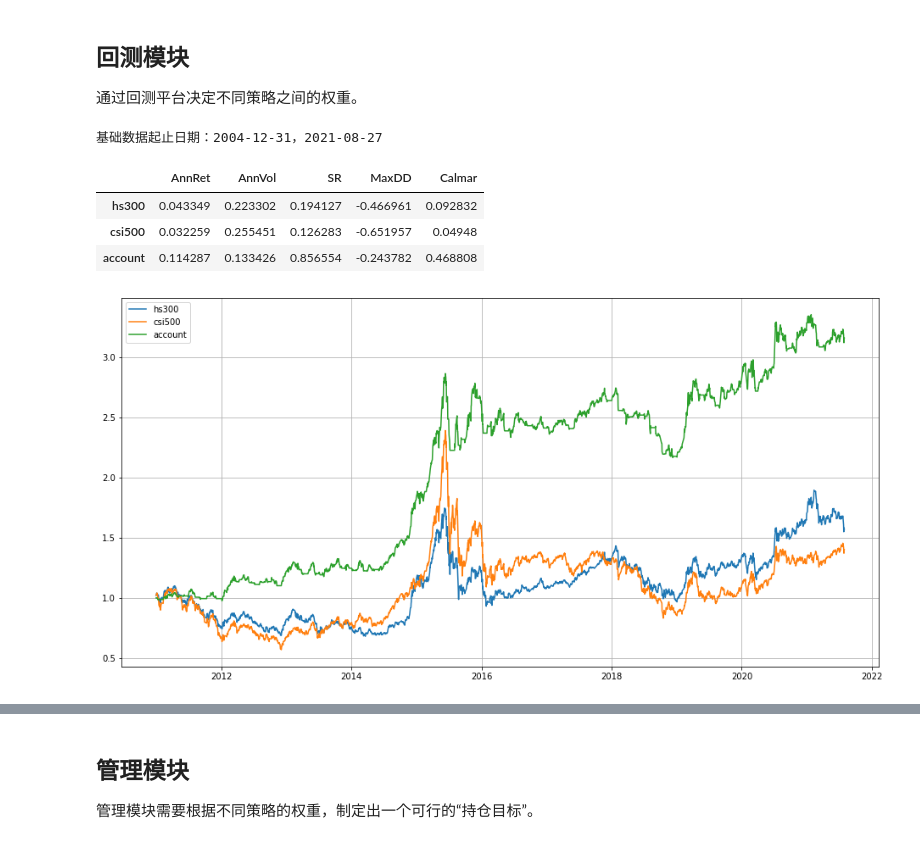
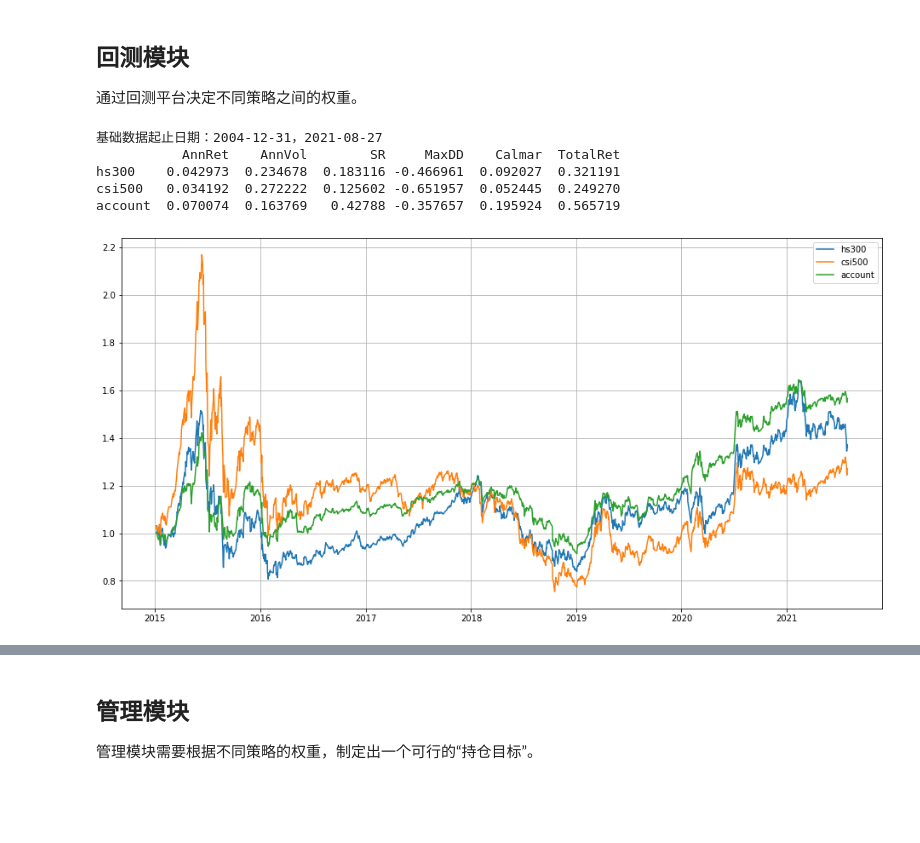
Before and after one commit to hdouhua/pick-up-python, a Jupyter notebook: inv/quant/example.ipynb, the cells around one changed output, grey strips where cells are left out. Drawn from its saved outputs; the diff is of its cells as text; code cells hidden in the pictures; blank space fills up the shorter version.

```diff
--- a/inv/quant/example.ipynb
+++ b/inv/quant/example.ipynb
@@ -22,37 +22,40 @@ from shared.strategy_repo import calendar_stgy, rotation_stgy, rotation_stgy1
 # %%
 data_file = '../res/quant-example/basic_data.csv'
 
 # 设置回测参数
-start_date = datetime.date(2010, 12, 31)
+start_date = datetime.date(2015, 1, 1)
 end_date = datetime.date(2021, 7, 31)
 
 # 读取基础数据
 data = get_hist_data(data_file, end_date=end_date)
 
 # 调用策略模块生成目标组合权重
 target_wgt1 = calendar_stgy(data, start_date, end_date, params={'index_id': 'hs300', 't1': 1, 't2': 5})
-target_wgt2 = calendar_stgy(data, start_date, end_date, params={'index_id': 'csi1000', 't1': 1, 't2': 5})
-target_wgt3 = rotation_stgy(data, start_date, end_date, params={'N': 20})
+target_wgt2 = calendar_stgy(data, start_date, end_date, params={'index_id': 'csi500', 't1': 1, 't2': 5})
+target_wgt3 = rotation_stgy(data, start_date, end_date, params={'N': 21})
 target_wgt4 = rotation_stgy1(data, start_date, end_date, params={'N': 20})
 
 # 多策略目标组合整合
-target_wgt = 0 * target_wgt1 + 0.4 * target_wgt2 + 0 * target_wgt3 + 0.6 * target_wgt4
+target_wgt = 0 * target_wgt1 + 0.5 * target_wgt2 + 0.5 * target_wgt3 + 0 * target_wgt4
 
 # 产生每日持仓权重。（假设每天都可以准确地执行交易计划）
 hold_wgt = target_wgt
 
 # 计算组合业绩
 asset_ret = data.pct_change().loc[start_date:end_date]
 res = (1 + asset_ret).cumprod()
 res['account'] = (1 + (hold_wgt.shift(1) * asset_ret).sum(axis=1)).cumprod()
 
 # 展示净值曲线图和业绩指标表
-res.loc[:, ['hs300', 'csi500', 'account']].plot(figsize=(16, 8), grid=True)
-cal_period_perf_indicator(res.loc[:, ['hs300', 'csi500', 'account']])
+ret_df = res.loc[:, ['hs300', 'csi500', 'account']]
+ret_df.plot(figsize=(16, 8), grid=True)
+x = cal_period_perf_indicator(ret_df)
+x['TotalRet'] = ret_df.iloc[-1] / ret_df.iloc[0] - 1
+print(x)
 # %% [output]
 基础数据起止日期：2004-12-31，2021-08-27
+           AnnRet    AnnVol        SR     MaxDD    Calmar  TotalRet
+hs300    0.042973  0.234678  0.183116 -0.466961  0.092027  0.321191
+csi500   0.034192  0.272222  0.125602 -0.651957  0.052445  0.249270
+account  0.070074  0.163769   0.42788 -0.357657  0.195924  0.565719
-|  | AnnRet | AnnVol | SR | MaxDD | Calmar |
-| hs300 | 0.043349 | 0.223302 | 0.194127 | -0.466961 | 0.092832 |
-| csi500 | 0.032259 | 0.255451 | 0.126283 | -0.651957 | 0.04948 |
-| account | 0.114287 | 0.133426 | 0.856554 | -0.243782 | 0.468808 |
-[figure, old version]
+[figure, new version]
```
Also changed, not shown: parts of 5 cells of this notebook, 10 other files.
